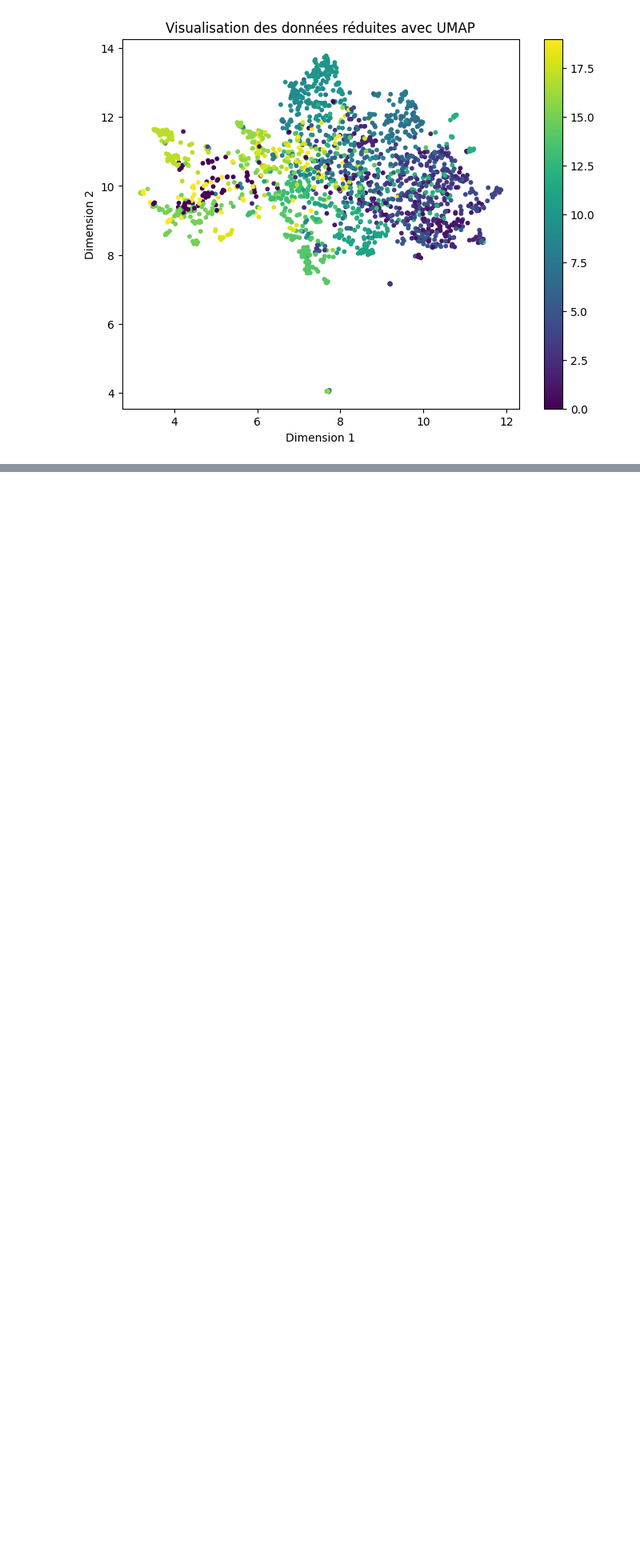
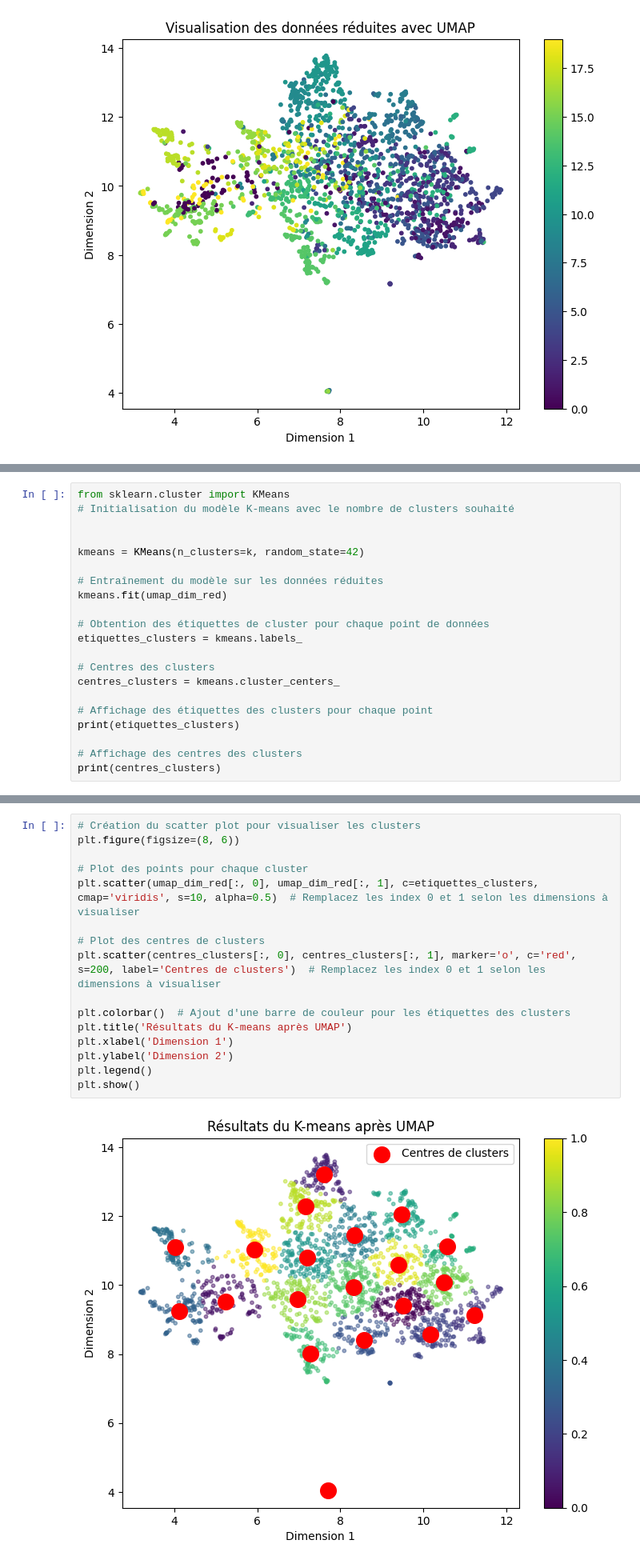
Before and after one commit to rayanzer/Projet_data_eng, a Jupyter notebook: experiments/experiments_UMAP.ipynb, the cells around one changed output, grey strips where cells are left out. Shown at 80% size. Cells and saved outputs as stored; diff of their text form; blank space fills up the shorter version.

Commit message:
ajout de la partie 3 de UMAP (Kmeans)

```diff
--- a/experiments/experiments_UMAP.ipynb
+++ b/experiments/experiments_UMAP.ipynb
@@ -75,0 +78,21 @@ plt.show()
+# %%
+from sklearn.cluster import KMeans
+# Initialisation du modèle K-means avec le nombre de clusters souhaité
+
+
+kmeans = KMeans(n_clusters=k, random_state=42)
+
+# Entraînement du modèle sur les données réduites
+kmeans.fit(umap_dim_red)
+
+# Obtention des étiquettes de cluster pour chaque point de données
+etiquettes_clusters = kmeans.labels_
+
+# Centres des clusters
+centres_clusters = kmeans.cluster_centers_
+
+# Affichage des étiquettes des clusters pour chaque point
+print(etiquettes_clusters)
+
+# Affichage des centres des clusters
+print(centres_clusters)
@@ -75,0 +117,18 @@ plt.show()
+# %%
+# Création du scatter plot pour visualiser les clusters
+plt.figure(figsize=(8, 6))
+
+# Plot des points pour chaque cluster
+plt.scatter(umap_dim_red[:, 0], umap_dim_red[:, 1], c=etiquettes_clusters, cmap='viridis', s=10, alpha=0.5)  # Remplacez les index 0 et 1 selon les dimensions à visualiser
+
+# Plot des centres de clusters
+plt.scatter(centres_clusters[:, 0], centres_clusters[:, 1], marker='o', c='red', s=200, label='Centres de clusters')  # Remplacez les index 0 et 1 selon les dimensions à visualiser
+
+plt.colorbar()  # Ajout d'une barre de couleur pour les étiquettes des clusters
+plt.title('Résultats du K-means après UMAP')
+plt.xlabel('Dimension 1')
+plt.ylabel('Dimension 2')
+plt.legend()
+plt.show()
+# %% [output]
+[figure, added]
```
Also changed, not shown: parts of 2 cells of this notebook.
